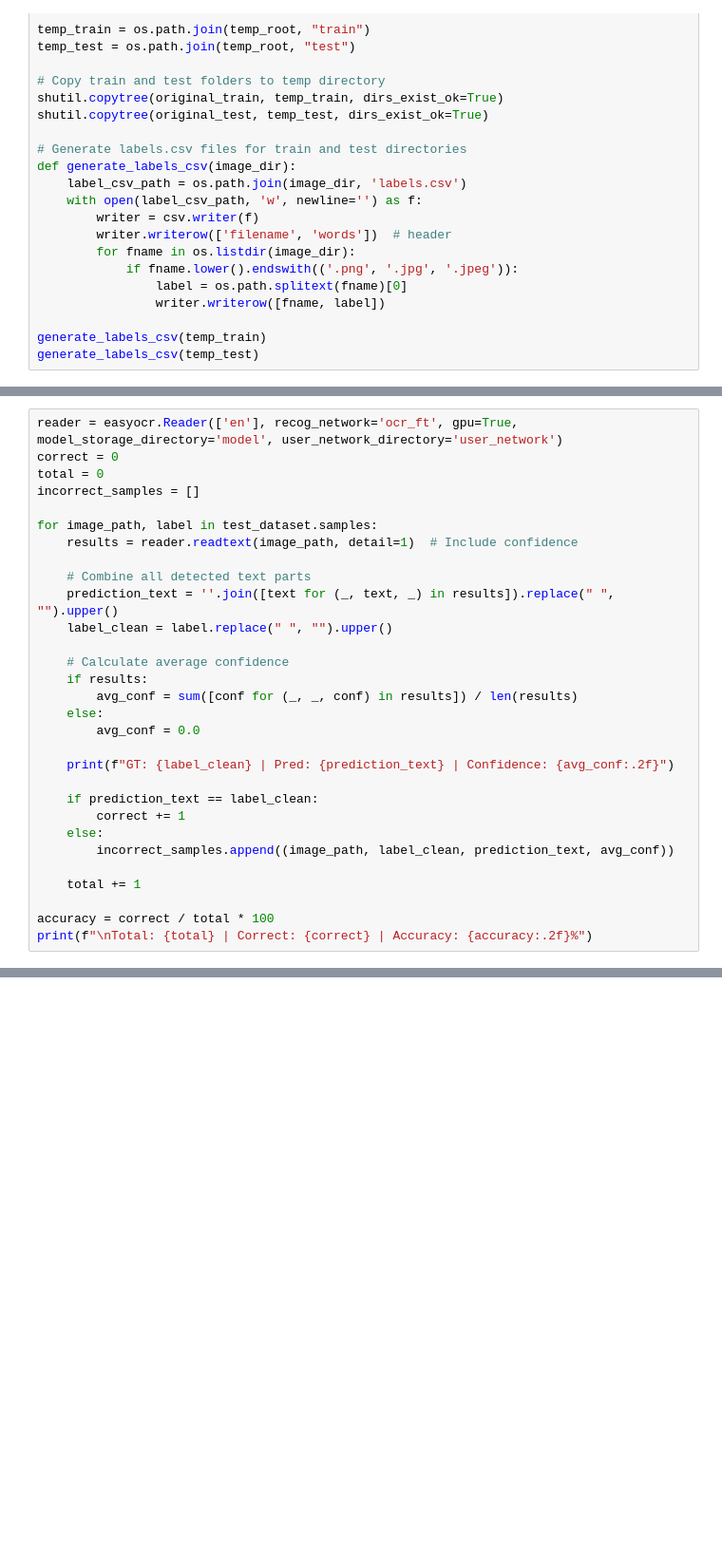
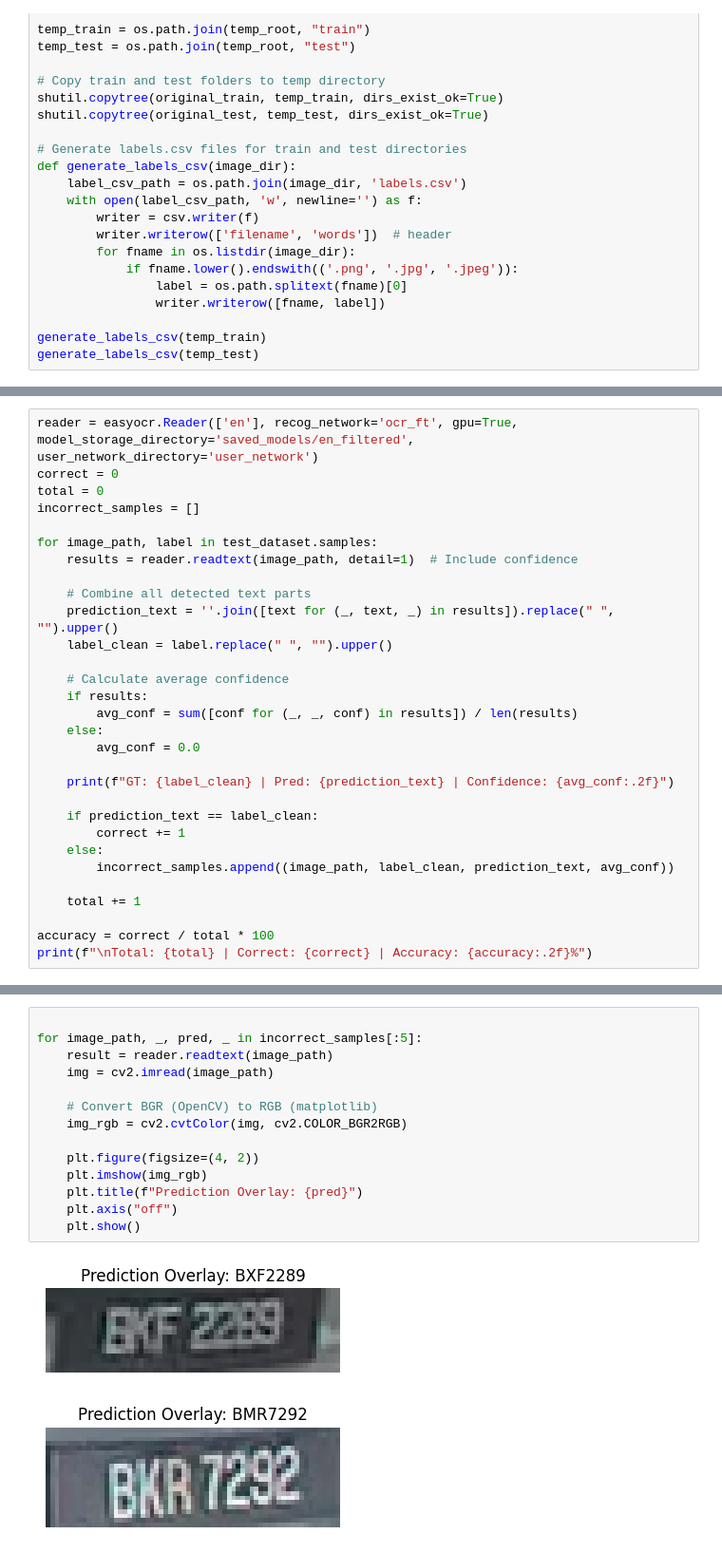
Before and after one commit to corguin47/RealTimeAIMalaysianCarplateDetection, a Jupyter notebook: CarPlateForOCR/FirstApproach/EasyOCR.ipynb, the cells around one changed output, grey strips where cells are left out. Shown at 95% size. Cells and saved outputs as stored; diff of their text form; blank space fills up the shorter version.

```diff
--- a/CarPlateForOCR/FirstApproach/EasyOCR.ipynb
+++ b/CarPlateForOCR/FirstApproach/EasyOCR.ipynb
@@ -279,5 +278,5 @@ The saved model, final.pth will be copied to ./model/ and renamed to ocr_ft, thi
 # %%
-reader = easyocr.Reader(['en'], recog_network='ocr_ft', gpu=True, model_storage_directory='model', user_network_directory='user_network')
+reader = easyocr.Reader(['en'], recog_network='ocr_ft', gpu=True, model_storage_directory='saved_models/en_filtered', user_network_directory='user_network')
 correct = 0
 total = 0
 incorrect_samples = []
@@ -326,0 +327,17 @@ Total: 200 | Correct: 121 | Accuracy: 60.50%
+# %%
+
+for image_path, _, pred, _ in incorrect_samples[:5]:
+    result = reader.readtext(image_path)
+    img = cv2.imread(image_path)
+
+    # Convert BGR (OpenCV) to RGB (matplotlib)
+    img_rgb = cv2.cvtColor(img, cv2.COLOR_BGR2RGB)
+
+    plt.figure(figsize=(4, 2))
+    plt.imshow(img_rgb)
+    plt.title(f"Prediction Overlay: {pred}")
+    plt.axis("off")
+    plt.show()
+# %% [output]
+[figure, added]
+[figure, added]
```
Also changed, not shown: parts of 5 cells of this notebook, 4 other files.
